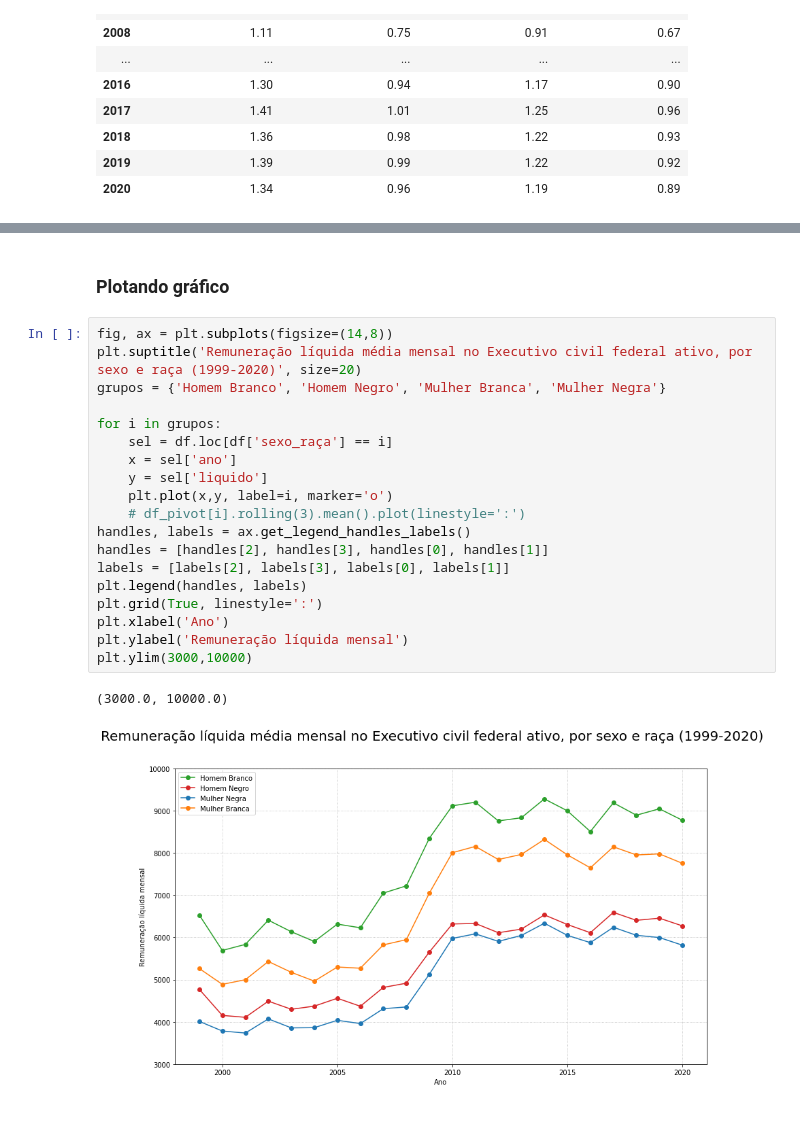
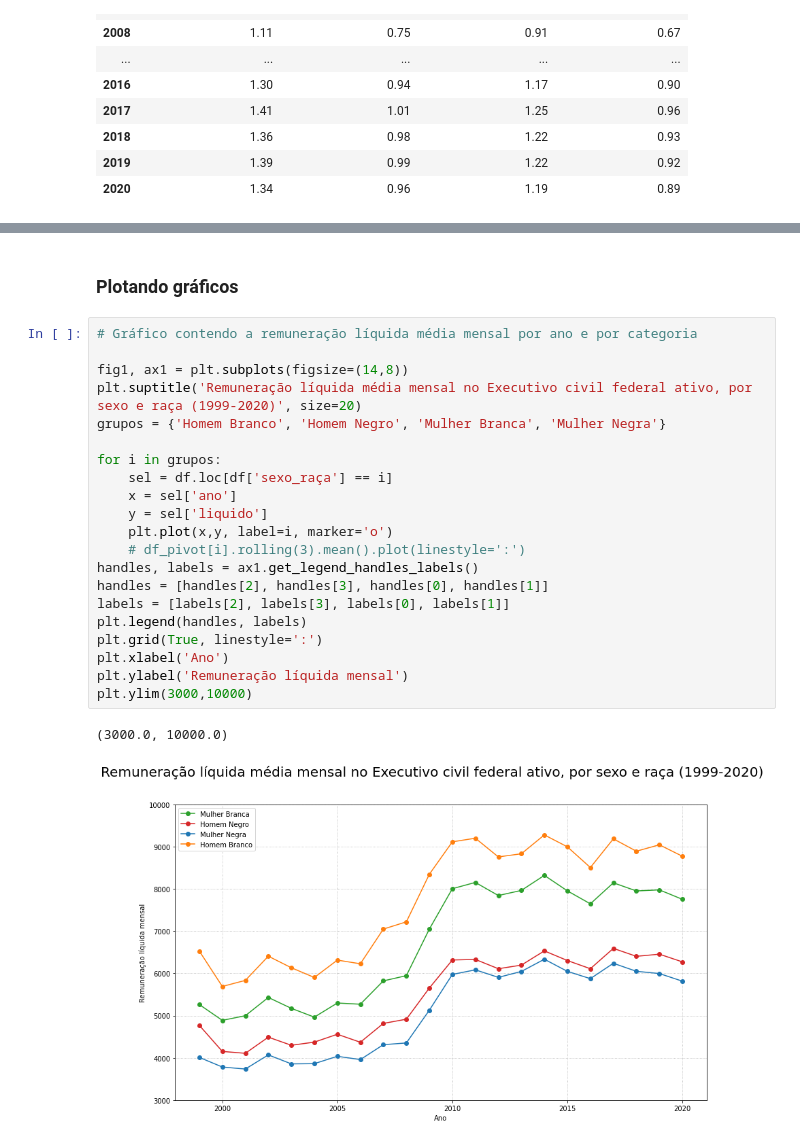
Before and after one commit to deborabastos/hacker_fiscalizacao, a Jupyter notebook: serviores.ipynb, the cells around one changed output, grey strips where cells are left out. Saved outputs shown, nothing was run; the diff lists cells and outputs as text.

```diff
--- a/serviores.ipynb
+++ b/serviores.ipynb
@@ -289,26 +290,28 @@ df_hb_20
 # %% [markdown]
-### Plotando gráfico
+### Plotando gráficos
 # %%
-fig, ax = plt.subplots(figsize=(14,8))
+# Gráfico contendo a remuneração líquida média mensal por ano e por categoria
+
+fig1, ax1 = plt.subplots(figsize=(14,8))
 plt.suptitle('Remuneração líquida média mensal no Executivo civil federal ativo, por sexo e raça (1999-2020)', size=20)
 grupos = {'Homem Branco', 'Homem Negro', 'Mulher Branca', 'Mulher Negra'}
 
 for i in grupos:
     sel = df.loc[df['sexo_raça'] == i]
     x = sel['ano']
     y = sel['liquido']
     plt.plot(x,y, label=i, marker='o')
     # df_pivot[i].rolling(3).mean().plot(linestyle=':')
-handles, labels = ax.get_legend_handles_labels()
+handles, labels = ax1.get_legend_handles_labels()
 handles = [handles[2], handles[3], handles[0], handles[1]]
 labels = [labels[2], labels[3], labels[0], labels[1]]
 plt.legend(handles, labels)
 plt.grid(True, linestyle=':')
 plt.xlabel('Ano')
 plt.ylabel('Remuneração líquida mensal')
 plt.ylim(3000,10000)
 # %% [output]
 (3000.0, 10000.0)
-[figure, old version]
+[figure, new version]
 # %%
 # Verificar tendência suavizada com média móvel de 4 períodos -> nota-se dois platôs
```
Also changed, not shown: parts of 6 cells of this notebook, 1 other file.
